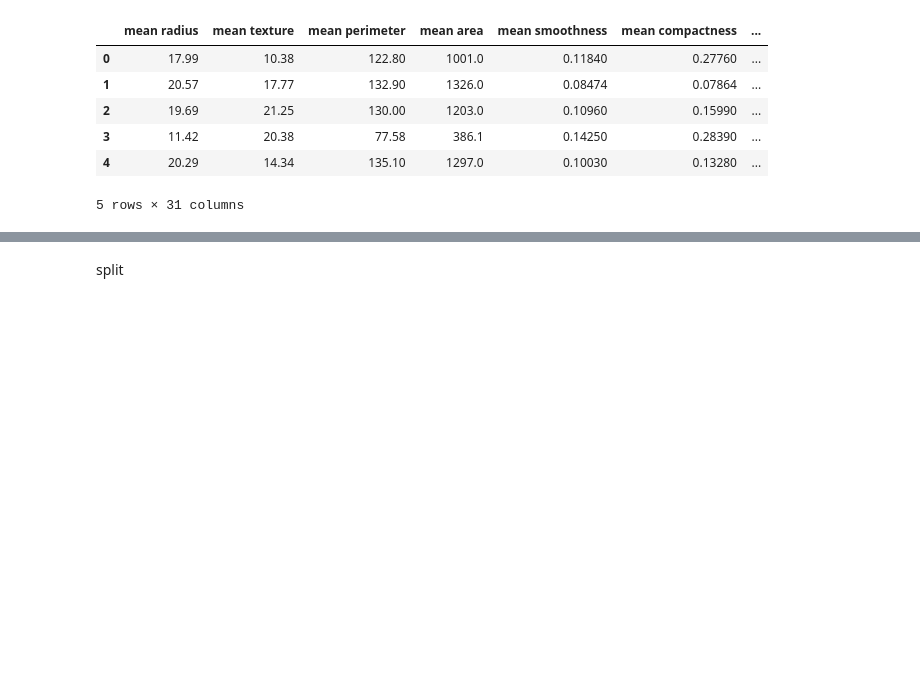
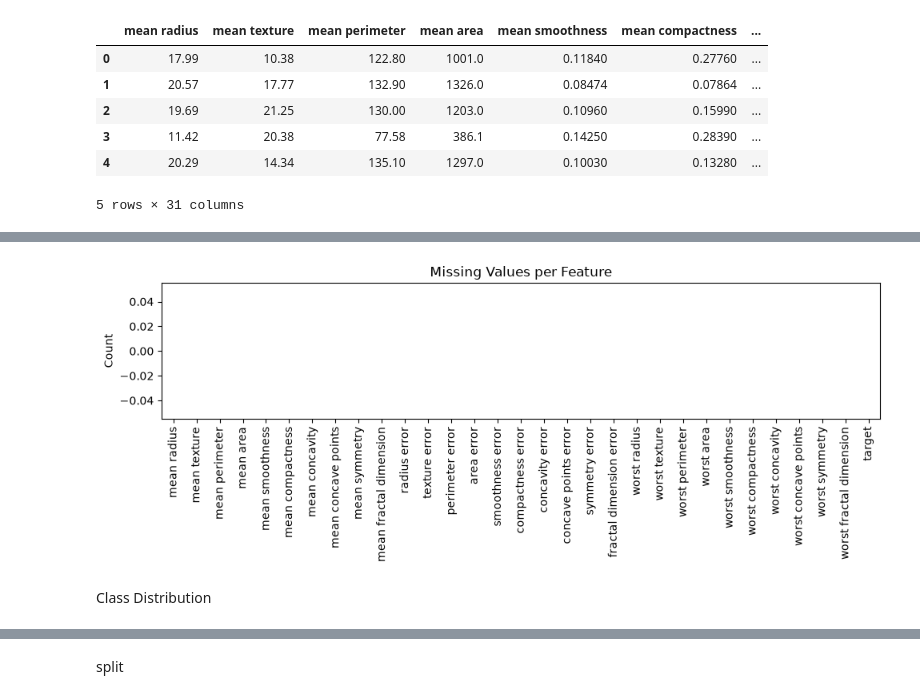
Before and after one commit to pyscar/Machine-Learning-Portfolio, a Jupyter notebook: 05_Particle_Swarm_Optimization/Particle_Swarm_Optimization.ipynb, the cells around one changed output, grey strips where cells are left out. Saved outputs shown, nothing was run; the diff lists cells and outputs as text; code cells hidden in the pictures; blank space fills up the shorter version.

```diff
--- a/05_Particle_Swarm_Optimization/Particle_Swarm_Optimization.ipynb
+++ b/05_Particle_Swarm_Optimization/Particle_Swarm_Optimization.ipynb
@@ -45,0 +65,18 @@ Index(['mean radius', 'mean texture', 'mean perimeter', 'mean area',
+# %%
+import matplotlib.pyplot as plt
+missing = df.isnull().sum()
+
+plt.figure(figsize=(10,4))
+missing.plot(kind="bar")
+plt.title("Missing Values per Feature")
+plt.ylabel("Count")
+
+plt.tight_layout()
+
+plt.savefig("missing_values.png", dpi=300)
+
+plt.show()
+# %% [output]
+[figure, added]
+# %% [markdown]
+Class Distribution
```
Also changed, not shown: parts of 32 cells of this notebook, 27 other files.
